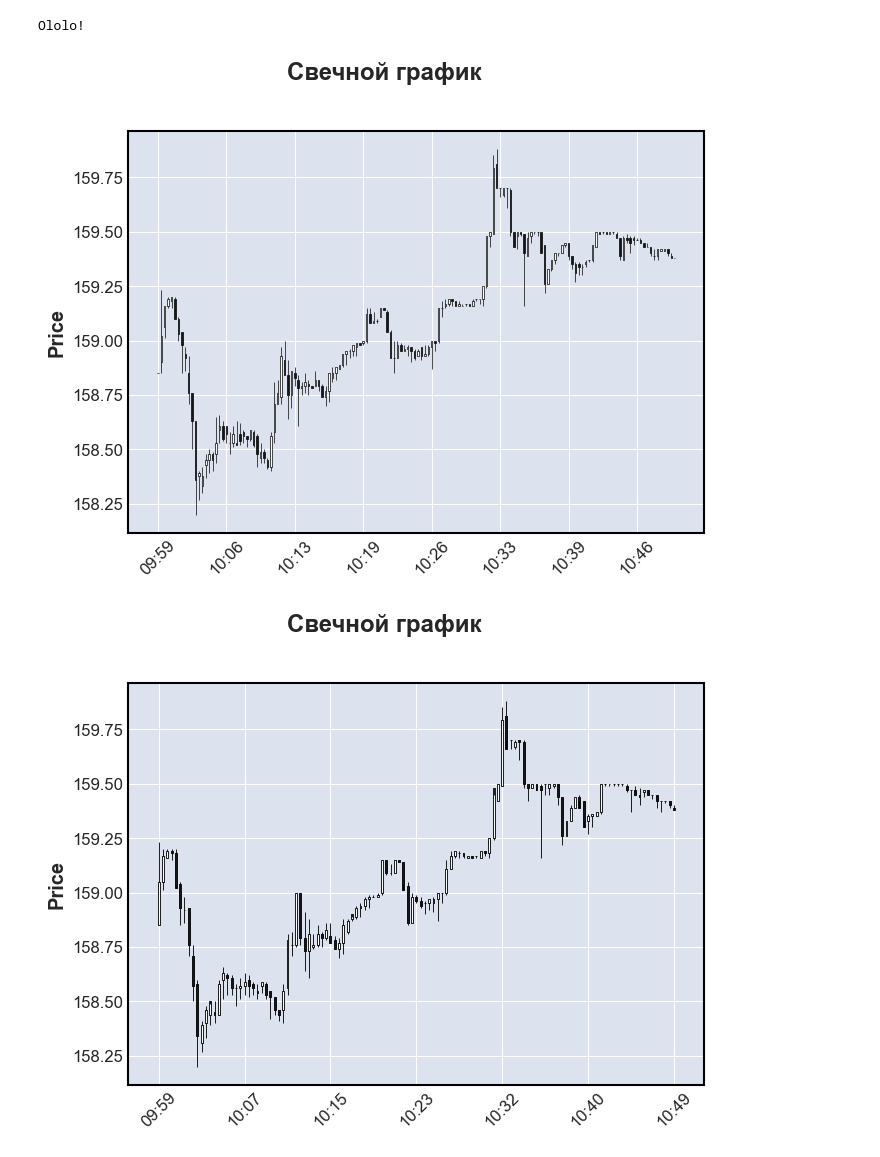
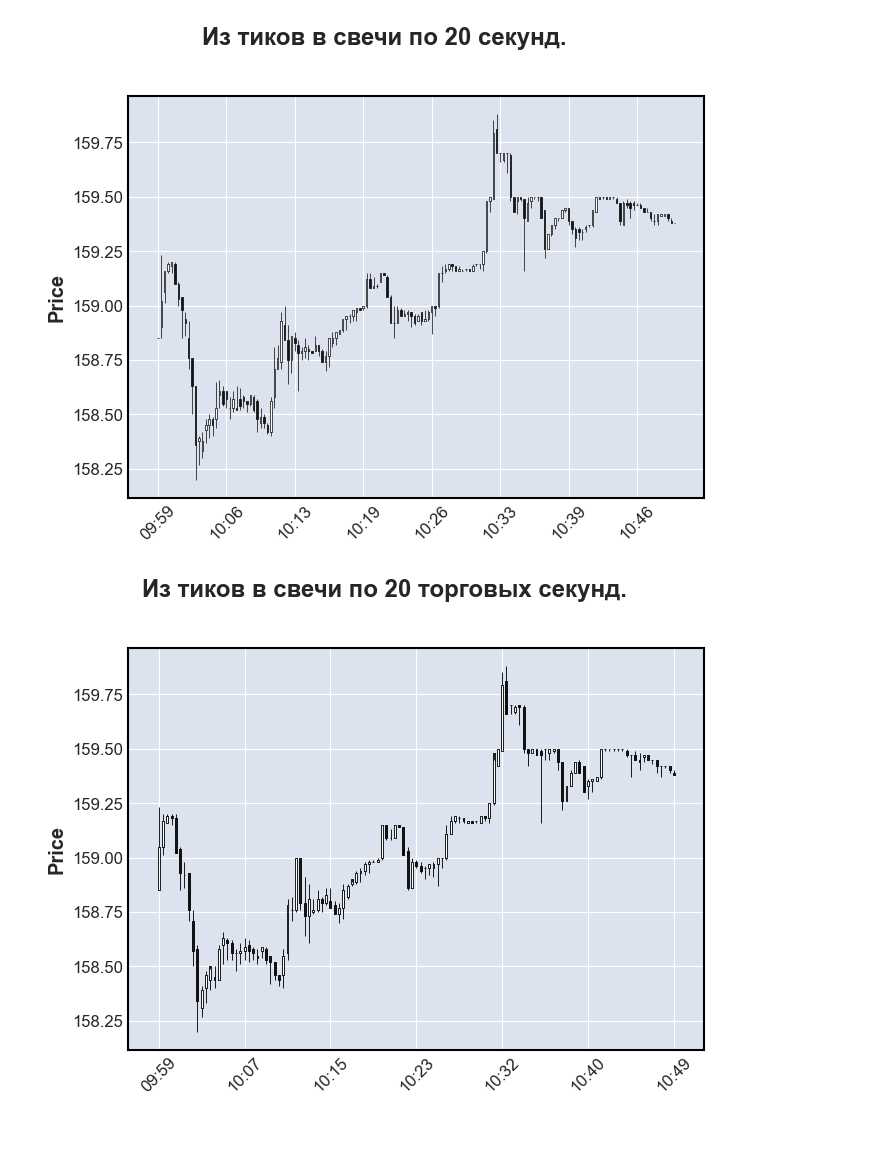
Before and after one commit to MinakovMax/dreamteamtrading-01, a Jupyter notebook: CandlesTestData.ipynb, the cells around one changed output. Cells and saved outputs as stored; diff of their text form; code cells hidden in the pictures.

```diff
--- a/CandlesTestData.ipynb
+++ b/CandlesTestData.ipynb
@@ -15,7 +15,8 @@ file_path = r'GAZP_230123_230130.csv'
 Convertor = tc.TickConvertor()
 
 # Use methods that convert tick to candles N seconds
-first = Convertor.tick_to_candles_N_seconds(file_path=file_path, date_start=date_start, time_start=time_start, date_end=date_end,time_end=time_end, N=20)
+N = 20
+first = Convertor.tick_to_candles_N_seconds(file_path=file_path, date_start=date_start, time_start=time_start, date_end=date_end,time_end=time_end, N=N)
 
 # Преобразование столбца 'date' в тип datetime
 first['date'] = pd.to_datetime(first['date'].astype(str) + ' ' + first['time'].astype(str), format='%Y%m%d %H%M%S')
@@ -24,12 +25,11 @@ first['date'] = pd.to_datetime(first['date'].astype(str) + ' ' + first['time'].a
 first.set_index('date', inplace=True)
 
 # Создание свечного графика с помощью mplfinance
-mpf.plot(first, type='candle', title='Свечной график')
+mpf.plot(first, type='candle', title='Из тиков в свечи по ' + str(N) + ' секунд.')
 
 plt.show()
 # %% [output]
-Ololo!
-[figure, old version]
+[figure, new version]
 # %%
 import pandas as pd
 import matplotlib.pyplot as plt
@@ -47,36 +47,37 @@ file_path = r'GAZP_230123_230130.csv'
 Convertor = tc.TickConvertor()
 
 # Use methods that convert tick to candles N seconds
+N = 20
 second = Convertor.tick_to_candles_N_trade_second(file_path=file_path, date_start=date_start, time_start=time_start,
-                                                  date_end=date_end, time_end=time_end, N=20)
+                                                  date_end=date_end, time_end=time_end, N=N)
 
 second['date'] = pd.to_datetime(second['date'].astype(str) + ' ' + second['time'].astype(str), format='%Y%m%d %H%M%S')
 
 #columns_to_drop = ['time', 'timestamp', 'is_trade_session', 'change', 'wprice', 'buy_volume', 'sell_volume', 'tick_count', 'buy_tick_count', 'sell_tick_count']  # список названий столбцов для удаления
 #second = second.drop(columns=columns_to_drop)
 
 # Заменить значения NaN на нули или другое значение по вашему выбору
 second['open'].fillna(0, inplace=True)
 second['close'].fillna(0, inplace=True)
 second['high'].fillna(0, inplace=True)
 second['low'].fillna(0, inplace=True)
 second['volume'] = second['volume'].astype(int)
 
 # Проверить наличие NaN значений после замены
 if second.isnull().values.any():
     # Если после замены значения NaN все еще остались, возможно, вам нужно провести дополнительную обработку данных
     # или удалить строки с NaN значениями
     raise ValueError('Data contains NaN values.')
 
 # Настройка индекса DataFrame по столбцу 'date'
 second.set_index('date', inplace=True)
 
 # Создание свечного графика с помощью mplfinance
-mpf.plot(second, type='candle', title='Свечной график', volume=False)
+mpf.plot(second, type='candle', title='Из тиков в свечи по ' + str(N) + ' торговых секунд.', volume=False)
 
 plt.show()
 # %% [output]
-[figure, old version]
+[figure, new version]
 # %%
 import pandas as pd
 import matplotlib.pyplot as plt
```
Also changed, not shown: parts of 2 cells of this notebook.
